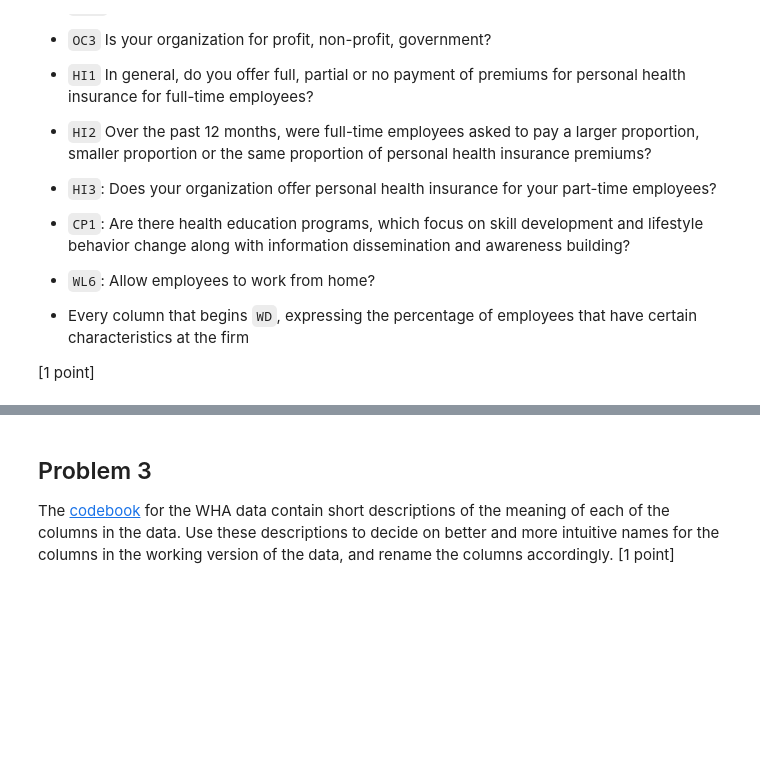
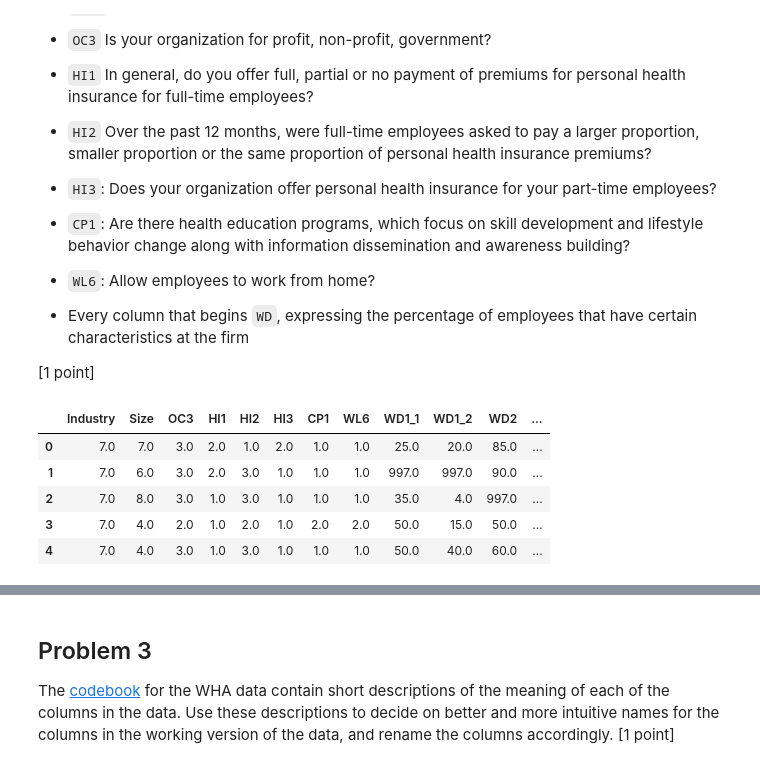
Before and after one commit to congxinxu0116/UVA, a Jupyter notebook: DS 6001/labassignment8.ipynb, the cells around one changed output, grey strips where cells are left out. Cells and saved outputs as stored; diff of their text form; code cells hidden in the pictures; blank space fills up the shorter version.

```diff
--- a/DS 6001/labassignment8.ipynb
+++ b/DS 6001/labassignment8.ipynb
@@ -26,3 +26,8 @@ warnings.filterwarnings('ignore')
 # %% [markdown]
 ## Problem 1
 The raw data are stored in an ASCII file on the 2017 Workplace Health in America survey [homepage](https://www.cdc.gov/workplacehealthpromotion/survey/data.html). Load the raw data directly into Python without downloading the data onto your harddrive and display a dataframe with only the 14th, 28th, and 102nd rows of the data. [1 point]
+# %%
+data = pd.read_csv("https://www.cdc.gov/workplacehealthpromotion/data-surveillance/docs/whpps_120717.csv",
+                   sep = "~")
+
+data.iloc[[14, 28, 102],]
@@ -49,3 +72,15 @@ The data contain 301 columns. Create a new variable in Python's memory to store
 * Every column that begins `WD`, expressing the percentage of employees that have certain characteristics at the firm
 
 [1 point]
+# %%
+mycols = ['Industry', 'Size', 'OC3', 'HI1', 'HI2', 'HI3', 'CP1', 'WL6'] + \
+         list(data.columns[data.columns.str.startswith('WD')])
+data_wv = data[mycols]
+data_wv.head()
+# %% [output]
+|  | Industry | Size | OC3 | HI1 | HI2 | HI3 | CP1 | WL6 | WD1_1 | WD1_2 | WD2 | ... |
+| 0 | 7.0 | 7.0 | 3.0 | 2.0 | 1.0 | 2.0 | 1.0 | 1.0 | 25.0 | 20.0 | 85.0 | ... |
+| 1 | 7.0 | 6.0 | 3.0 | 2.0 | 3.0 | 1.0 | 1.0 | 1.0 | 997.0 | 997.0 | 90.0 | ... |
+| 2 | 7.0 | 8.0 | 3.0 | 1.0 | 3.0 | 1.0 | 1.0 | 1.0 | 35.0 | 4.0 | 997.0 | ... |
+| 3 | 7.0 | 4.0 | 2.0 | 1.0 | 2.0 | 1.0 | 2.0 | 2.0 | 50.0 | 15.0 | 50.0 | ... |
+| 4 | 7.0 | 4.0 | 3.0 | 1.0 | 3.0 | 1.0 | 1.0 | 1.0 | 50.0 | 40.0 | 60.0 | ... |
```
Also changed, not shown: parts of 10 cells of this notebook.
